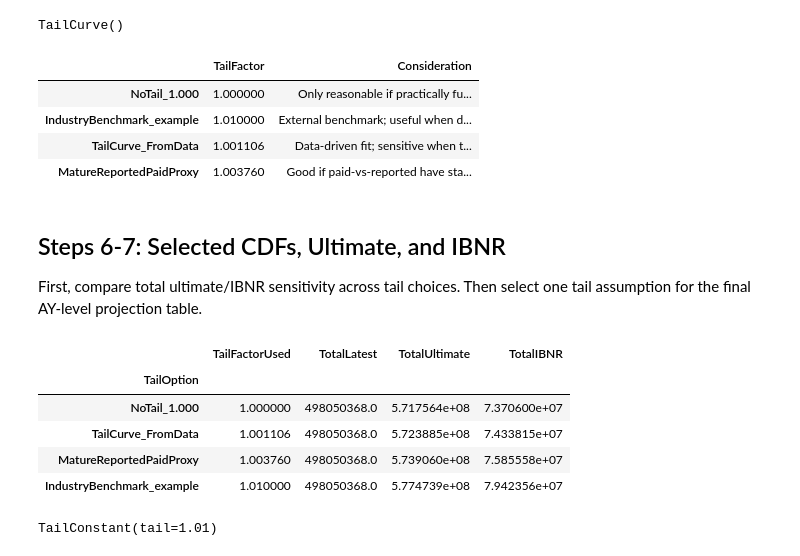
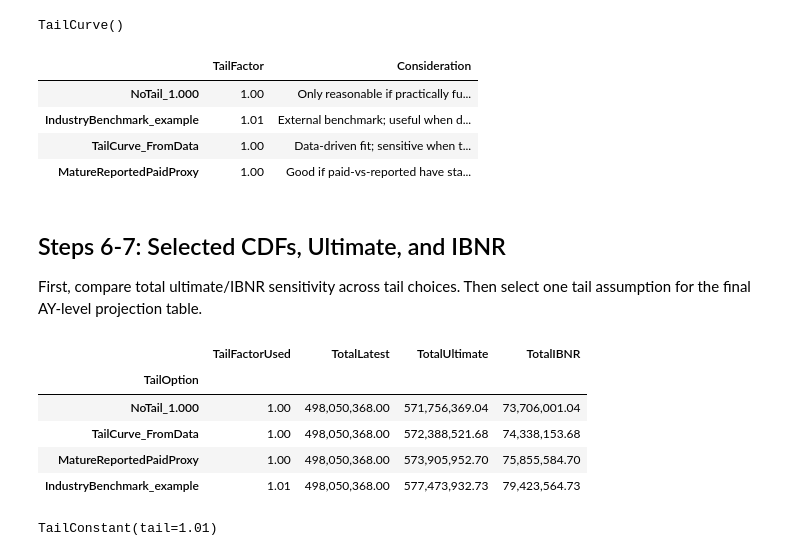
Before and after one commit to cphelan630/exam5, a Jupyter notebook: notebooks/reserving/exam5_chainladdermethod.ipynb, the cells around one changed output. Drawn from its saved outputs; the diff is of its cells as text; code cells hidden in the pictures.

```diff
--- a/notebooks/exam5_chainladdermethod.ipynb
+++ b/notebooks/reserving/exam5_chainladdermethod.ipynb
@@ -51,20 +51,19 @@ from __future__ import annotations
 from pathlib import Path
 import sys
 
-import chainladder as cl
+import numpy as np
 import pandas as pd
 import matplotlib.pyplot as plt
 import seaborn as sns
+import chainladder as cl
 pd.set_option('display.float_format', lambda x: f'{x:,.2f}')
 ROOT = Path.cwd().resolve()
-if not (ROOT / 'src').exists() and (ROOT.parent / 'src').exists():
+# if we’re in the notebooks directory, step up to the repo root
+if ROOT.name == "notebooks":
     ROOT = ROOT.parent
-if str(ROOT / 'src') not in sys.path:
-    sys.path.insert(0, str(ROOT / 'src'))
 
-from reservingengine.reserving import triangle_to_frame
-
-DATA_PATH = ROOT / 'chainladder-python' / 'chainladder' / 'utils' / 'data' / 'friedland_us_industry_auto.csv'
+DATA_PATH = ROOT / "chainladder-python" / "chainladder" / \
+            "utils" / "data" / "friedland_us_industry_auto.csv"
 raw = pd.read_csv(DATA_PATH)
 
 raw.head()
@@ -695,44 +748,42 @@ tail_curve_model
 # %% [output]
 TailCurve()
 # %%
-
-
 #set up matrices for reported vs paid ratio analysis at mature ages
-paid_long = triangle_to_frame(paid_triangle, origin_as_datetime=False).reset_index()
-reported_long = triangle_to_frame(reported_triangle, origin_as_datetime=False).reset_index()
+paid_long = paid_triangle.to_frame(origin_as_datetime=False, keepdims=True).reset_index()
+reported_long = reported_triangle.to_frame(origin_as_datetime=False, keepdims=True).reset_index()
 paid_matrix = paid_long.pivot(index='origin', columns='development', values='Paid Claims').sort_index().sort_index(axis=1)
 reported_matrix = reported_long.pivot(index='origin', columns='development', values='Reported Claims').sort_index().sort_index(axis=1)
 
 latest_age = paid_matrix.notna().iloc[:, ::-1].idxmax(axis=1)
 mature_mask = latest_age >= 96
 
 # get reported/paid ratio at mature ages
 mature_ratio = (reported_matrix.max(axis=1) / paid_matrix.max(axis=1)).where(mature_mask)
 reported_paid_proxy_tail = float(mature_ratio.mean())
 
 tail_candidates = pd.DataFrame(
     {
         'TailFactor': {
             'NoTail_1.000': 1.000,
             'IndustryBenchmark_example': 1.010,
             'TailCurve_FromData': tail_curve_factor,
             'MatureReportedPaidProxy': reported_paid_proxy_tail,
         },
         'Consideration': {
             'NoTail_1.000': 'Only reasonable if practically fully developed by 120 months.',
             'IndustryBenchmark_example': 'External benchmark; useful when data is sparse or noisy.',
             'TailCurve_FromData': 'Data-driven fit; sensitive when tail history is sparse.',
             'MatureReportedPaidProxy': 'Good if paid-vs-reported have stable relationship at mature ages.',
         },
     }
 )
 tail_candidates
 # %% [output]
 |  | TailFactor | Consideration |
-| NoTail_1.000 | 1.000000 | Only reasonable if practically fu... |
-| IndustryBenchmark_example | 1.010000 | External benchmark; useful when d... |
-| TailCurve_FromData | 1.001106 | Data-driven fit; sensitive when t... |
-| MatureReportedPaidProxy | 1.003760 | Good if paid-vs-reported have sta... |
+| NoTail_1.000 | 1.00 | Only reasonable if practically fu... |
+| IndustryBenchmark_example | 1.01 | External benchmark; useful when d... |
+| TailCurve_FromData | 1.00 | Data-driven fit; sensitive when t... |
+| MatureReportedPaidProxy | 1.00 | Good if paid-vs-reported have sta... |
 # %% [markdown]
 ## Steps 6-7: Selected CDFs, Ultimate, and IBNR
 
@@ -760,10 +811,10 @@ tail_sensitivity
 # %% [output]
 |  | TailFactorUsed | TotalLatest | TotalUltimate | TotalIBNR |
 | TailOption |  |  |  |  |
-| NoTail_1.000 | 1.000000 | 498050368.0 | 5.717564e+08 | 7.370600e+07 |
-| TailCurve_FromData | 1.001106 | 498050368.0 | 5.723885e+08 | 7.433815e+07 |
-| MatureReportedPaidProxy | 1.003760 | 498050368.0 | 5.739060e+08 | 7.585558e+07 |
-| IndustryBenchmark_example | 1.010000 | 498050368.0 | 5.774739e+08 | 7.942356e+07 |
+| NoTail_1.000 | 1.00 | 498,050,368.00 | 571,756,369.04 | 73,706,001.04 |
+| TailCurve_FromData | 1.00 | 498,050,368.00 | 572,388,521.68 | 74,338,153.68 |
+| MatureReportedPaidProxy | 1.00 | 498,050,368.00 | 573,905,952.70 | 75,855,584.70 |
+| IndustryBenchmark_example | 1.01 | 498,050,368.00 | 577,473,932.73 | 79,423,564.73 |
 # %%
 selected_tail_label = 'IndustryBenchmark_example' # choose based on considerations and sensitivity results
 selected_tail_factor = float(tail_candidates.loc[selected_tail_label, 'TailFactor'])
```
Also changed, not shown: parts of 20 cells of this notebook, 24 other files.
